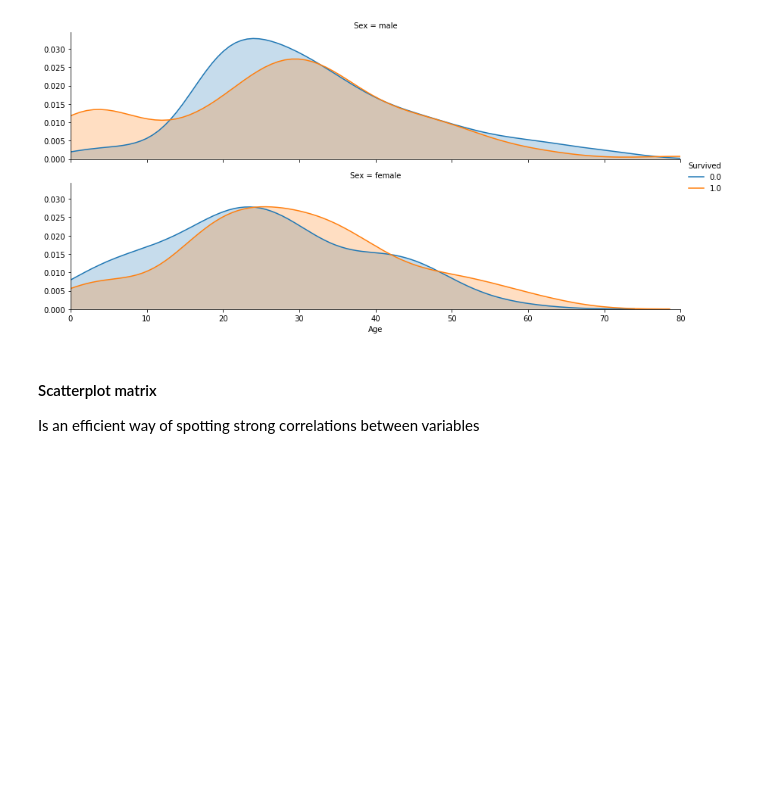
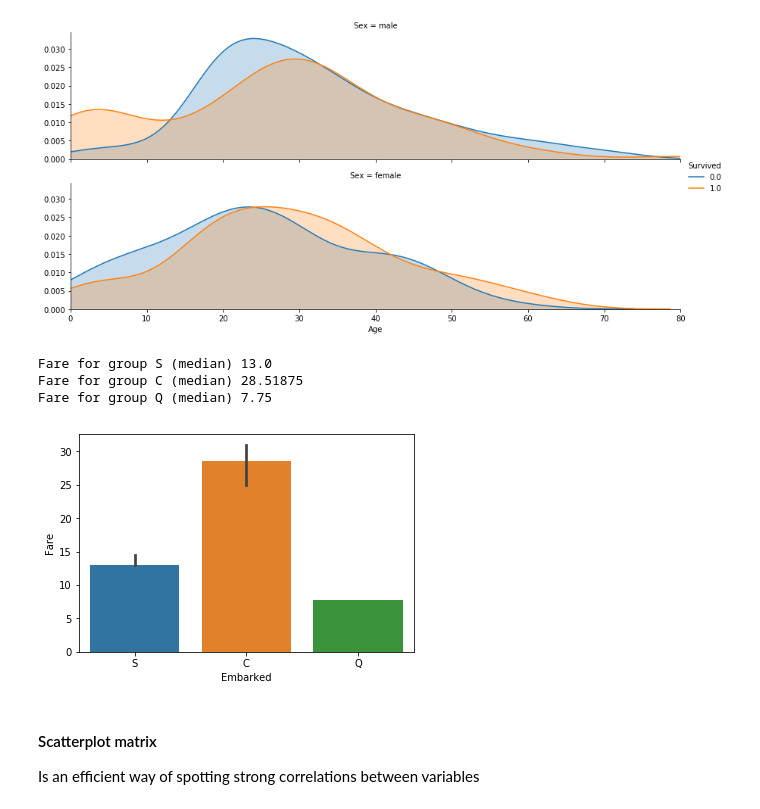
Before and after one commit to defvol/datasci-flow, a Jupyter notebook: eda.ipynb, the cells around one changed output. Saved outputs shown, nothing was run; the diff lists cells and outputs as text; code cells hidden in the pictures; blank space fills up the shorter version.

```diff
--- a/eda.ipynb
+++ b/eda.ipynb
@@ -178,6 +177,16 @@ plot_categories(df, cat='Embarked', target='Survived')
 plot_distribution(df, var='Age', target='Survived', row='Sex')
 # %% [output]
 [figure]
+# %%
+sns.barplot(x="Embarked", y="Fare", data=df, estimator=np.median)
+print('Fare for group S (median)', df[df['Embarked'] == 'S']['Fare'].median())
+print('Fare for group C (median)', df[df['Embarked'] == 'C']['Fare'].median())
+print('Fare for group Q (median)', df[df['Embarked'] == 'Q']['Fare'].median())
+# %% [output]
+Fare for group S (median) 13.0
+Fare for group C (median) 28.51875
+Fare for group Q (median) 7.75
+[figure, added]
 # %% [markdown]
 #### Scatterplot matrix
 
```
Also changed, not shown: parts of 8 cells of this notebook.
